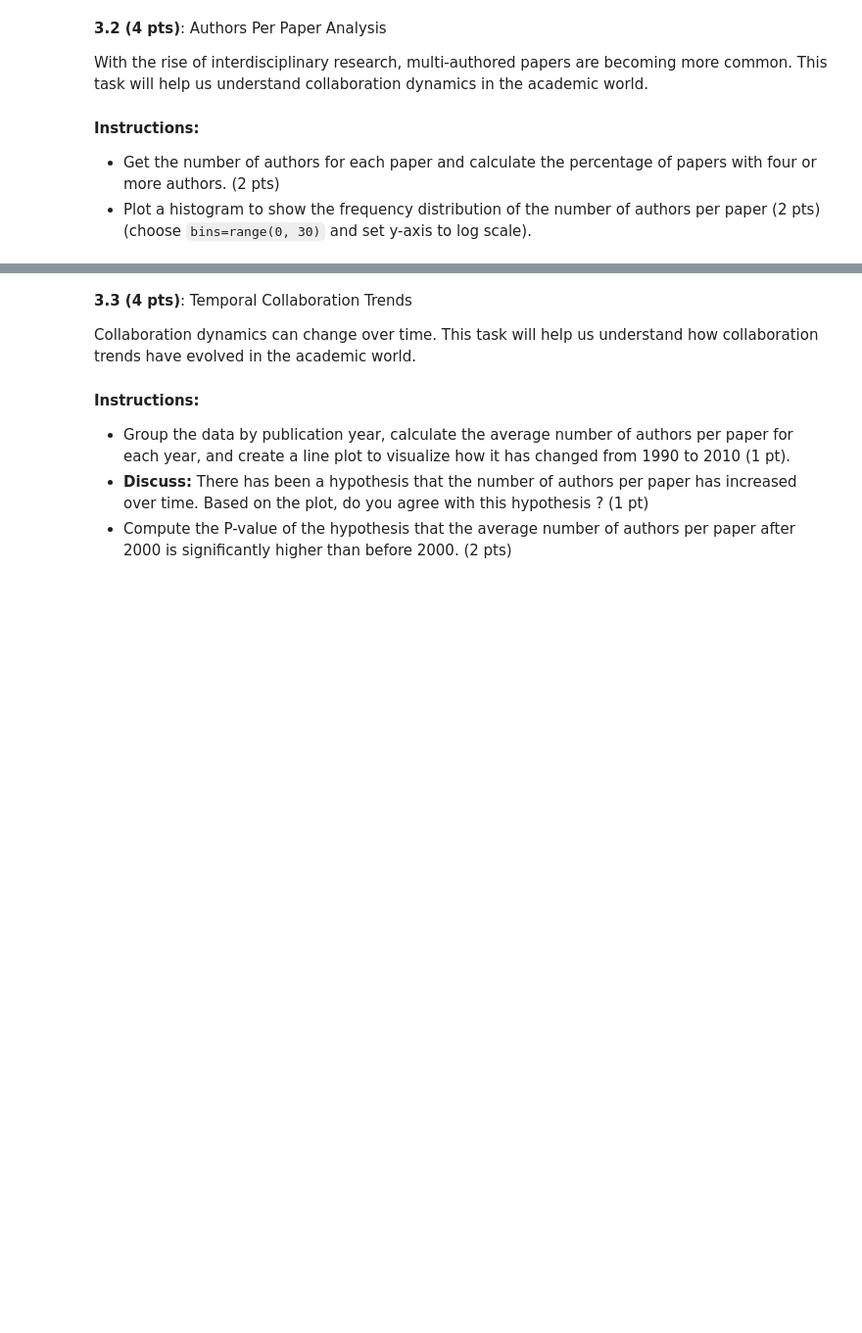
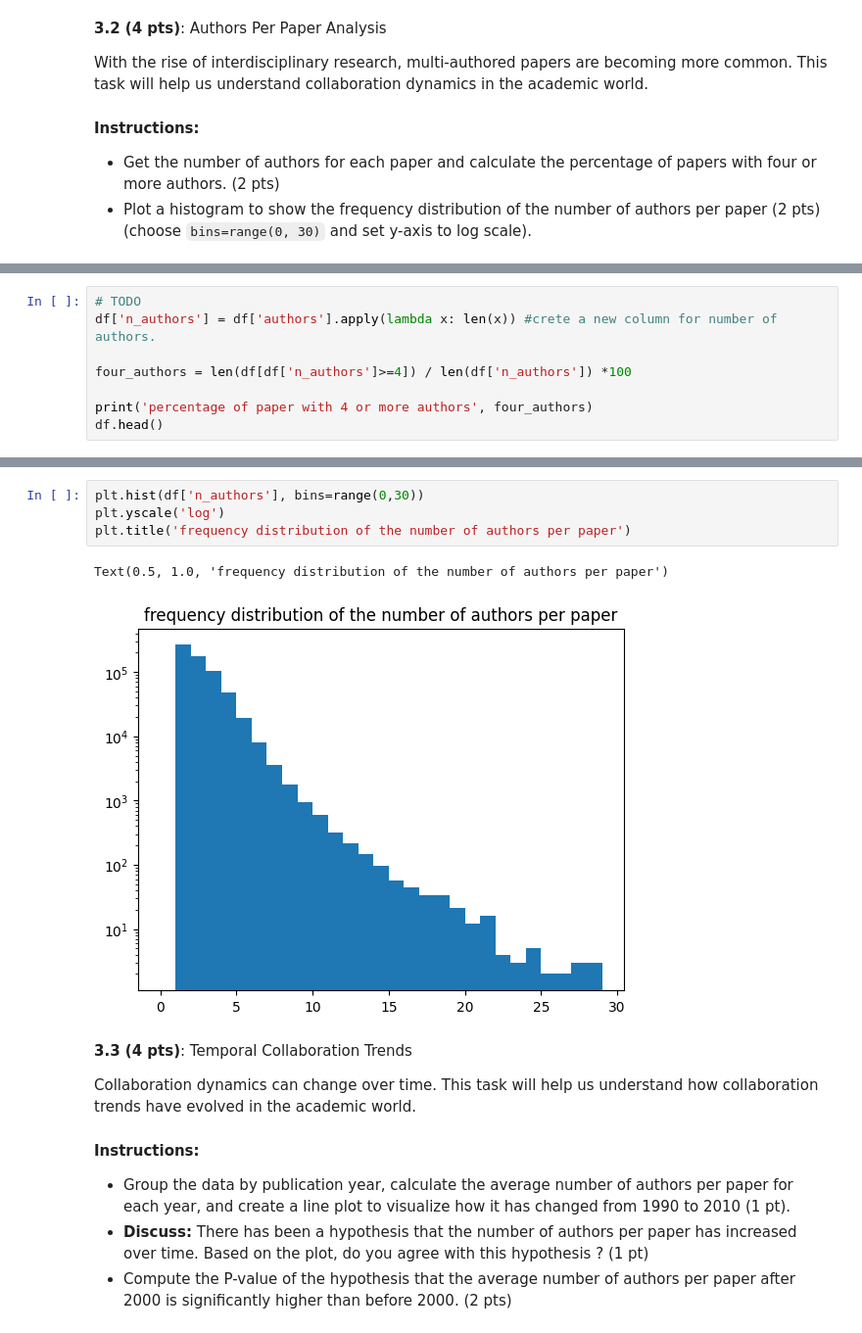
Before and after one commit to BaptisteCarmier/ADA--2024, a Jupyter notebook: Exam/329147.ipynb, the cells around one changed output, grey strips where cells are left out. Shown at 98% size. Cells and saved outputs as stored; diff of their text form; blank space fills up the shorter version.

```diff
--- a/Exam/329147.ipynb
+++ b/Exam/329147.ipynb
@@ -367,0 +410,8 @@ With the rise of interdisciplinary research, multi-authored papers are becoming
+# %%
+# TODO
+df['n_authors'] = df['authors'].apply(lambda x: len(x)) #crete a new column for number of authors.
+
+four_authors = len(df[df['n_authors']>=4]) / len(df['n_authors']) *100
+
+print('percentage of paper with 4 or more authors', four_authors)
+df.head()
@@ -368,3 +427,10 @@ With the rise of interdisciplinary research, multi-authored papers are becoming
+# %%
+plt.hist(df['n_authors'], bins=range(0,30))
+plt.yscale('log')
+plt.title('frequency distribution of the number of authors per paper')
+# %% [output]
+Text(0.5, 1.0, 'frequency distribution of the number of authors per paper')
+[figure, added]
 # %% [markdown]
 **3.3 (4 pts)**: Temporal Collaboration Trends
 
```
Also changed, not shown: parts of 24 cells of this notebook.
